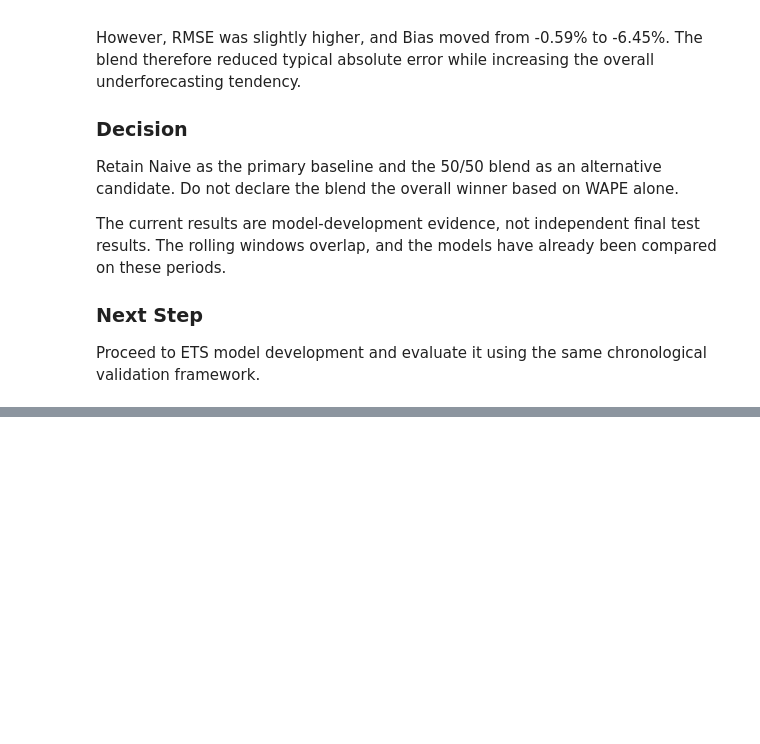
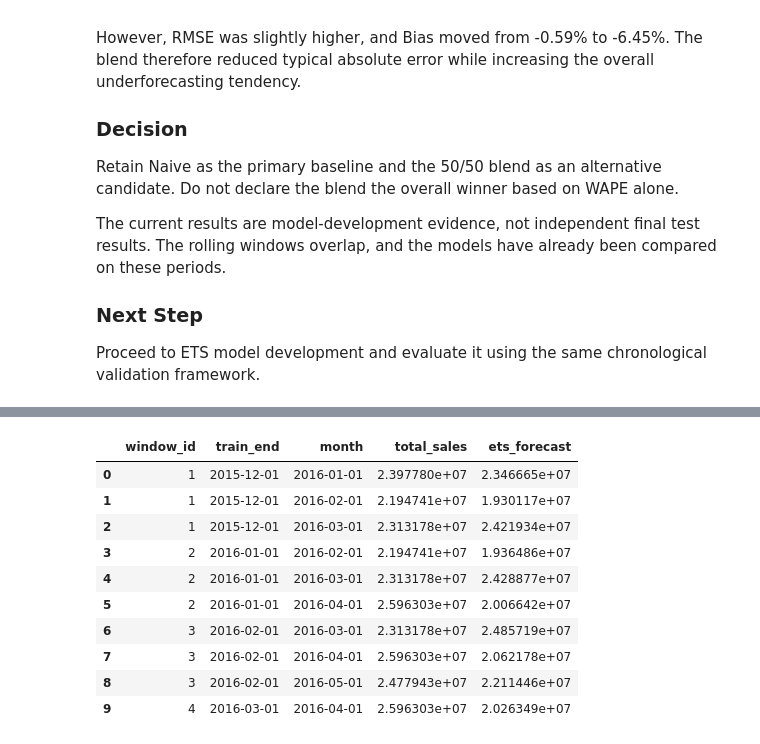
Before and after one commit to Abu-Hozaifa-Retail-Analyst/retail-sales-forecasting, a Jupyter notebook: notebooks/01_data_quality/02_initial_data_profiling.ipynb, the cells around one changed output, grey strips where cells are left out. Drawn from its saved outputs; the diff is of its cells as text; code cells hidden in the pictures; blank space fills up the shorter version.

```diff
--- a/notebooks/01_data_quality/02_initial_data_profiling.ipynb
+++ b/notebooks/01_data_quality/02_initial_data_profiling.ipynb
@@ -10463,0 +10539,90 @@ chronological validation framework.
+# %%
+# Phase 3.13.3 — ETS rolling-origin forecasting
+
+import numpy as np
+import pandas as pd
+from statsmodels.tsa.holtwinters import ExponentialSmoothing
+
+# Use the same 17 windows and 51 forecast instances
+ets_rolling_forecasts_df = rolling_forecasts_df[
+    ["window_id", "train_end", "month", "total_sales"]
+].copy()
+
+ets_rolling_forecasts_df["ets_forecast"] = np.nan
+
+# Fit a separate model at each forecast origin
+window_origins = (
+    ets_rolling_forecasts_df[
+        ["window_id", "train_end"]
+    ]
+    .drop_duplicates()
+    .sort_values("window_id")
+)
+
+for _, window in window_origins.iterrows():
+
+    window_id = window["window_id"]
+    train_end = pd.Timestamp(window["train_end"])
+
+    # Only use observations available at this forecast origin
+    training_data = forecast_series.loc[
+        forecast_series.index <= train_end
+    ].copy()
+
+    # Select the three months belonging to this validation window
+    forecast_mask = (
+        ets_rolling_forecasts_df["window_id"] == window_id
+    )
+
+    validation_months = (
+        ets_rolling_forecasts_df.loc[forecast_mask, "month"]
+        .sort_values()
+    )
+
+    # Fit additive-trend, additive-seasonal ETS
+    model = ExponentialSmoothing(
+        training_data,
+        trend="add",
+        seasonal="add",
+        seasonal_periods=12,
+        damped_trend=False,
+        initialization_method="estimated"
+    )
+
+    fitted_model = model.fit(optimized=True)
+
+    # Forecast as many steps as the validation window requires
+    predictions = fitted_model.forecast(len(validation_months))
+
+    # Ensure forecast dates align with validation dates
+    if not predictions.index.equals(
+        pd.DatetimeIndex(validation_months)
+    ):
+        raise ValueError(
+            f"Forecast month mismatch in window {window_id}"
+        )
+
+    # Store forecasts in chronological order
+    row_indices = (
+        ets_rolling_forecasts_df.loc[forecast_mask]
+        .sort_values("month")
+        .index
+    )
+
+    ets_rolling_forecasts_df.loc[
+        row_indices, "ets_forecast"
+    ] = predictions.to_numpy()
+
+ets_rolling_forecasts_df.head(10)
+# %% [output]
+|  | window_id | train_end | month | total_sales | ets_forecast |
+| 0 | 1 | 2015-12-01 | 2016-01-01 | 2.397780e+07 | 2.346665e+07 |
+| 1 | 1 | 2015-12-01 | 2016-02-01 | 2.194741e+07 | 1.930117e+07 |
+| 2 | 1 | 2015-12-01 | 2016-03-01 | 2.313178e+07 | 2.421934e+07 |
+| 3 | 2 | 2016-01-01 | 2016-02-01 | 2.194741e+07 | 1.936486e+07 |
+| 4 | 2 | 2016-01-01 | 2016-03-01 | 2.313178e+07 | 2.428877e+07 |
+| 5 | 2 | 2016-01-01 | 2016-04-01 | 2.596303e+07 | 2.006642e+07 |
+| 6 | 3 | 2016-02-01 | 2016-03-01 | 2.313178e+07 | 2.485719e+07 |
+| 7 | 3 | 2016-02-01 | 2016-04-01 | 2.596303e+07 | 2.062178e+07 |
+| 8 | 3 | 2016-02-01 | 2016-05-01 | 2.477943e+07 | 2.211446e+07 |
+| 9 | 4 | 2016-03-01 | 2016-04-01 | 2.596303e+07 | 2.026349e+07 |
```
Also changed, not shown: parts of 10 cells of this notebook, 1 other file.
